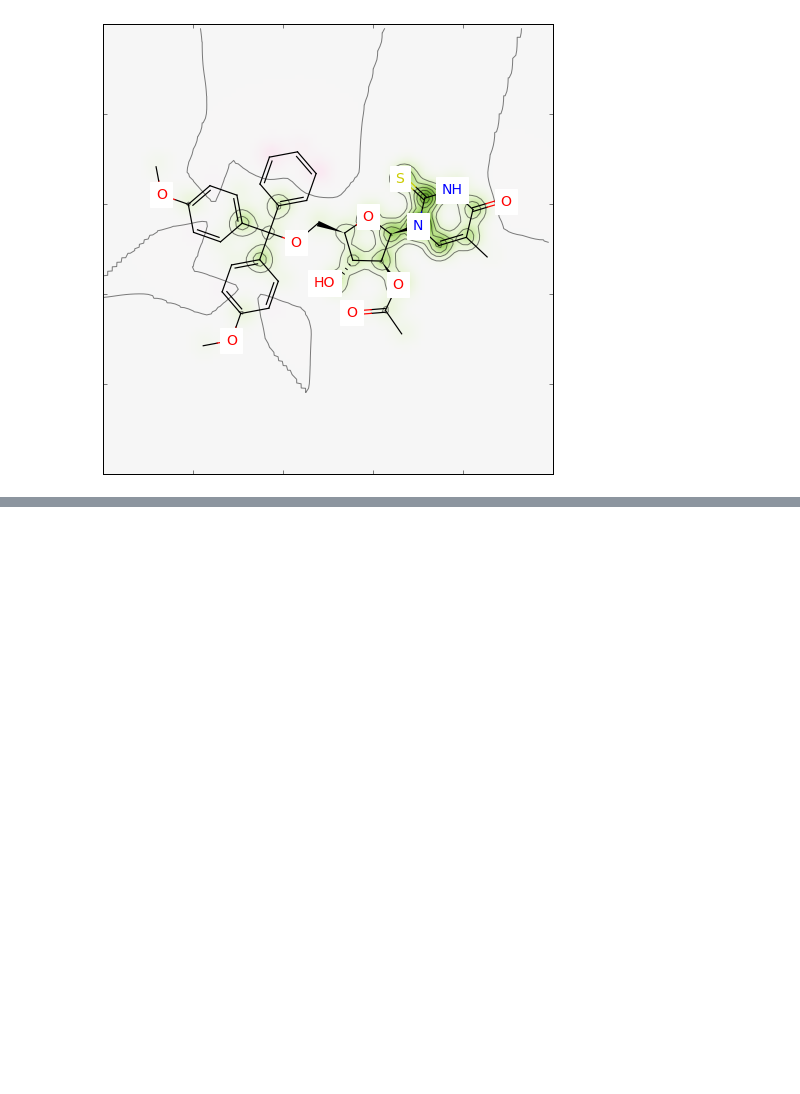
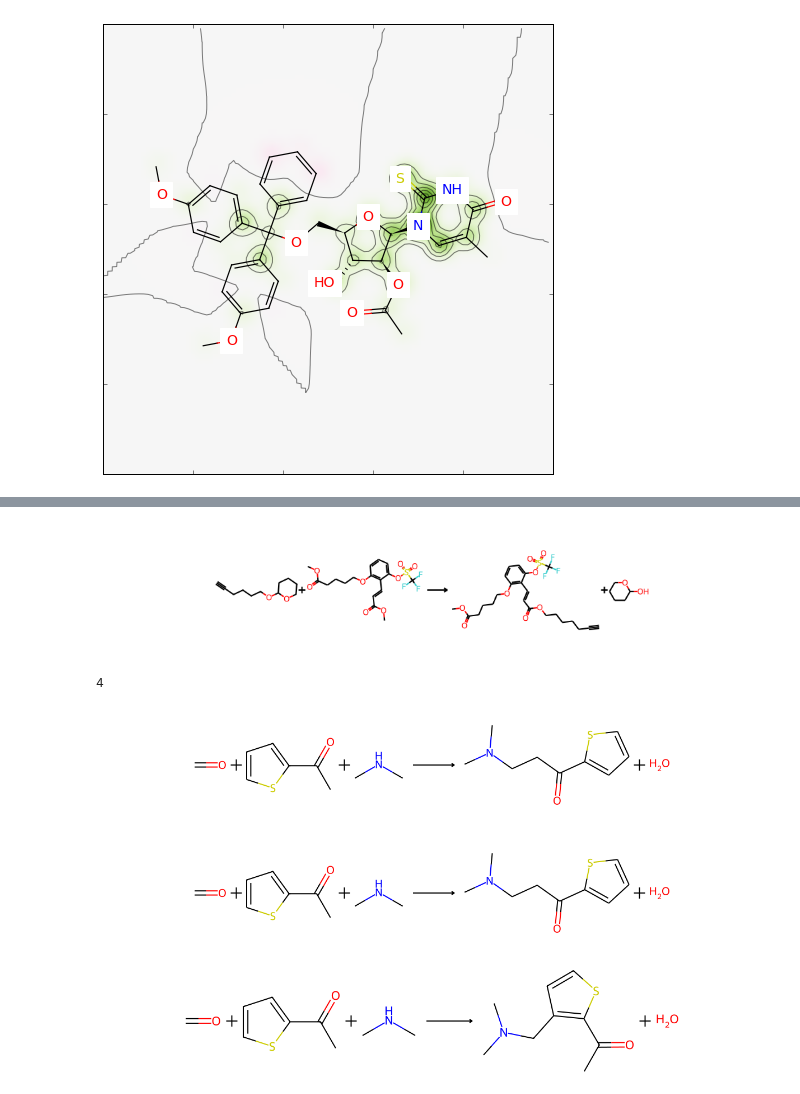
Before and after one commit to biiu315/scscore, a Jupyter notebook: notebooks/show_similarity_maps.ipynb, the cells around one changed output, grey strips where cells are left out. Drawn from its saved outputs; the diff is of its cells as text; code cells hidden in the pictures; blank space fills up the shorter version.

```diff
--- a/notebooks/show_similarity_maps.ipynb
+++ b/notebooks/show_similarity_maps.ipynb
@@ -32,0 +84,36 @@ fig
+# %%
+from rdkit import Chem
+from rdkit.Chem import AllChem, Draw
+smi=data[19978]['negative_reactions'][2]
+reaction=AllChem.ReactionFromSmarts(smi,useSmiles=True)
+Draw.ReactionToImage(reaction)
+# %% [output]
+[figure, added]
+# %%
+len(data[10]['negative_reactions'])
+# %% [output]
+4
+# %%
+from rdkit import Chem
+from rdkit.Chem import AllChem, Draw
+smi=data[10]['reactions']
+reaction=AllChem.ReactionFromSmarts(smi,useSmiles=True)
+Draw.ReactionToImage(reaction)
+# %% [output]
+[figure, added]
+# %%
+from rdkit import Chem
+from rdkit.Chem import AllChem, Draw
+smi=data[10]['positive_reactions']
+reaction=AllChem.ReactionFromSmarts(smi,useSmiles=True)
+Draw.ReactionToImage(reaction)
+# %% [output]
+[figure, added]
+# %%
+from rdkit import Chem
+from rdkit.Chem import AllChem, Draw
+smi=data[10]['negative_reactions'][2]
+reaction=AllChem.ReactionFromSmarts(smi,useSmiles=True)
+Draw.ReactionToImage(reaction)
+# %% [output]
+[figure, added]
```
Also changed, not shown: parts of 18 cells of this notebook, 5 other files.
